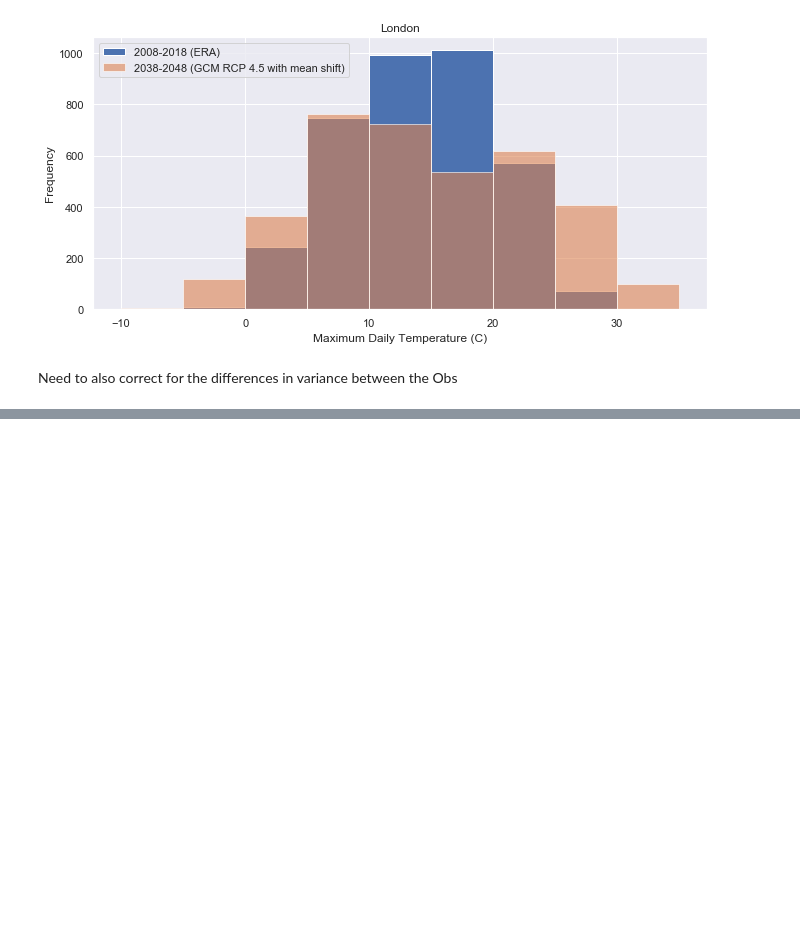
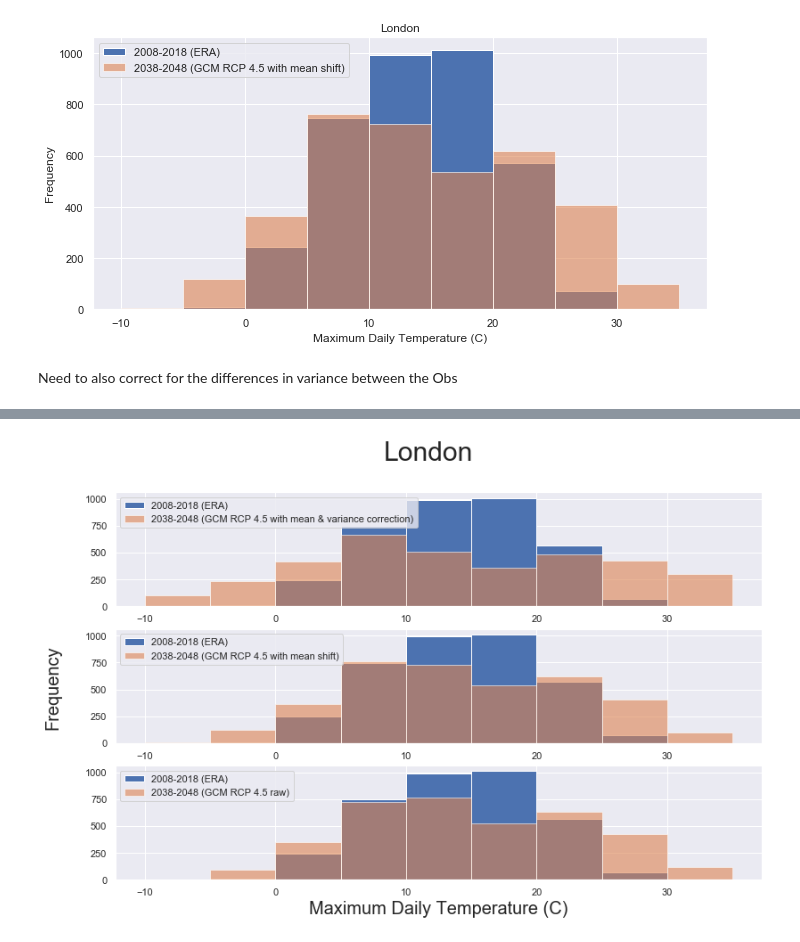
Before and after one commit to raghul-parthipan/urban-climate-downloader, a Jupyter notebook: Week_1.ipynb, the cells around one changed output, grey strips where cells are left out. Cells and saved outputs as stored; diff of their text form; code cells hidden in the pictures; blank space fills up the shorter version.

```diff
--- a/Week_1.ipynb
+++ b/Week_1.ipynb
@@ -223,0 +256,31 @@ Need to also correct for the differences in variance between the Obs
+# %%
+mybins = np.arange(-10,40,5)
+
+
+fig, ax = plt.subplots(3,1,figsize = (13,8))
+
+fig.text(0.04, 0.5, 'Frequency', va='center', rotation='vertical')
+plt.xlabel('Maximum Daily Temperature (C)')
+fig.suptitle('London', fontsize=30)
+
+
+
+ax[0].hist(df_period1_era.temp_celcius, label = '2008-2018 (ERA)', alpha = 1, bins=mybins)
+ax[0].hist(df_period1_gcm.corrected_variance, label = '2038-2048 (GCM RCP 4.5 with mean & variance correction)', alpha = 0.6, bins = mybins)
+ax[0].legend(loc = 'upper left')
+
+
+
+ax[1].hist(df_period1_era.temp_celcius, label = '2008-2018 (ERA)', alpha = 1, bins=mybins)
+ax[1].hist(df_period1_gcm.corrected, label = '2038-2048 (GCM RCP 4.5 with mean shift)', alpha = 0.6, bins = mybins)
+ax[1].legend(loc = 'upper left')
+
+ax[2].hist(df_period1_era.temp_celcius, label = '2008-2018 (ERA)', alpha = 1, bins=mybins)
+ax[2].hist(df_period1_gcm.temp_celcius, label = '2038-2048 (GCM RCP 4.5 raw)', alpha = 0.6, bins = mybins)
+ax[2].legend(loc = 'upper left')
+
+plt.rc('font', size=20)
+plt.rc('axes', labelsize=20)
+plt.show()
+# %% [output]
+[figure, added]
```
Also changed, not shown: parts of 4 cells of this notebook.
